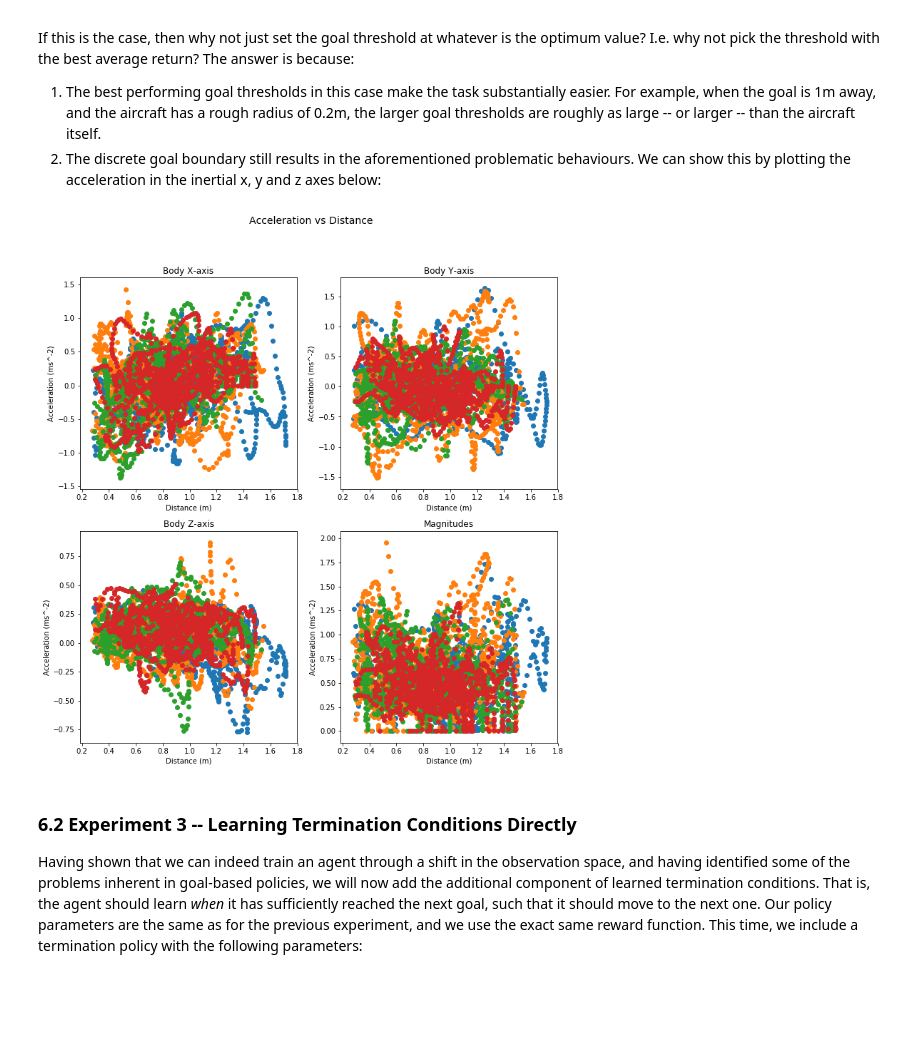
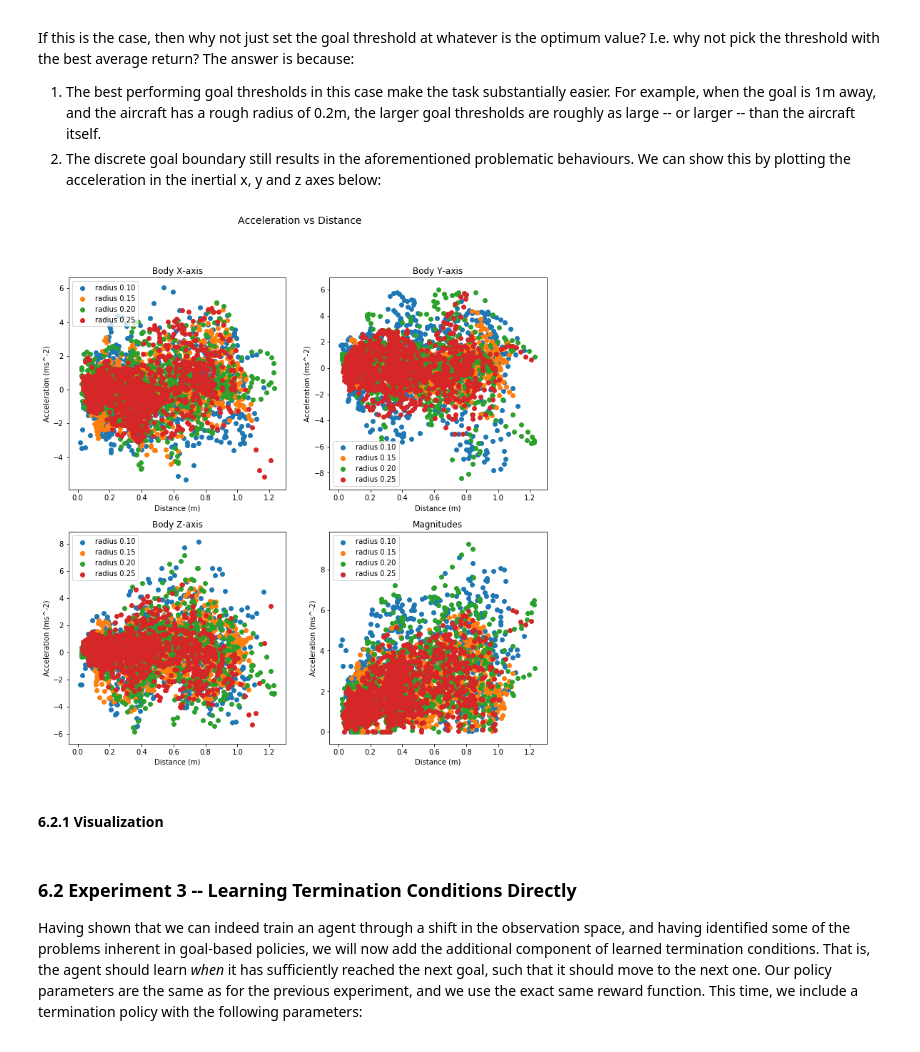
Before and after one commit to seanny1986/quadrotor, a Jupyter notebook: waypoint_navigation.ipynb, the cells around one changed output. Drawn from its saved outputs; the diff is of its cells as text; code cells hidden in the pictures; blank space fills up the shorter version.

```diff
--- a/waypoint_navigation.ipynb
+++ b/waypoint_navigation.ipynb
@@ -633,7 +624,7 @@ critic = torch.nn.Sequential(
                 torch.nn.Linear(hidden_dim, 1))
 agent = trpo_peb.TRPO(pi, beta, critic, params["network_settings"])
 crit_opt = torch.optim.Adam(critic.parameters())
-ep, rew, agent = train_standard(env_one, agent, crit_opt, batch_size=2048, iterations=500, log_interval=10, render=False, fname="main_0.1_rad")
+ep, rew, agent = train_standard(env_one, agent, crit_opt, batch_size=4096, iterations=1500, log_interval=10, render=False, fname="main_0.1_rad")
 agents, episodes, rewards = [], [], []
 agents.append(agent)
 episodes.append(ep)
@@ -645,5 +636,7 @@ Visualizing the performance of the agent:
 # %%
 env_one = gym.make("Trajectory-v0")
+
+params = cfg.trpo
 
 state_dim = env_one.observation_space.shape[0]
 action_dim = env_one.action_space.shape[0]
@@ -710,7 +684,7 @@ for r in radii:
                 torch.nn.Linear(hidden_dim, 1))
     temp_agent = trpo_peb.TRPO(pi, beta, critic, params["network_settings"])
     crit_opt = torch.optim.Adam(critic.parameters())
-    ep, rew, temp_agent = train_standard(env_one, temp_agent, crit_opt, batch_size=2048, iterations=500, log_interval=10, fname=str(r)+"_rad")
+    ep, rew, temp_agent = train_standard(env_one, temp_agent, crit_opt, batch_size=4096, iterations=1500, log_interval=10, fname=str(r)+"_rad")
     episodes.append(ep)
     rewards.append(rew)
     rad.append(r)
@@ -737,37 +711,50 @@ If this is the case, then why not just set the goal threshold at whatever is the
 1. The best performing goal thresholds in this case make the task substantially easier. For example, when the goal is 1m away, and the aircraft has a rough radius of 0.2m, the larger goal thresholds are roughly as large -- or larger -- than the aircraft itself.
 2. The discrete goal boundary still results in the aforementioned problematic behaviours. We can show this by plotting the acceleration in the inertial x, y and z axes below:
 # %%
+labels = ["radius 0.10",
+          "radius 0.15",
+          "radius 0.20",
+          "radius 0.25",
+          "radius 0.30",
+          "learned term"]
+
 fig, ((ax1, ax2), (ax3, ax4)) = plt.subplots(2, 2, figsize=(12,12))
 fig.suptitle("Acceleration vs Distance", fontsize=14)
 
 ax1.set_title("Body X-axis")
 ax1.set_xlabel("Distance (m)")
 ax1.set_ylabel("Acceleration (ms^-2)")
 
 ax2.set_title("Body Y-axis")
 ax2.set_xlabel("Distance (m)")
 ax2.set_ylabel("Acceleration (ms^-2)")
 
 ax3.set_title("Body Z-axis")
 ax3.set_xlabel("Distance (m)")
 ax3.set_ylabel("Acceleration (ms^-2)")
 
 ax4.set_title("Magnitudes")
 ax4.set_xlabel("Distance (m)")
 ax4.set_ylabel("Acceleration (ms^-2)")
 
 for agent in agents:
     trajectory = rollout(env_one, agent, batch_size=1024)
     states = torch.stack(trajectory["states"])
     masks = torch.stack(trajectory["masks"])
     derivatives = torch.stack([(states[i]-states[i-1])*(masks[i-1,0]/0.05) for i in range(1, states.size(0))])
     goal_dist = torch.sqrt(torch.sum(states[0:-1, 0:3]**2, dim=1)).unsqueeze(dim=1)
     ax1.scatter(goal_dist.cpu().numpy(), derivatives[:,9+0].cpu().numpy())
     ax2.scatter(goal_dist.cpu().numpy(), derivatives[:,9+1].cpu().numpy())
     ax3.scatter(goal_dist.cpu().numpy(), derivatives[:,9+2].cpu().numpy())
     normed = (derivatives[:,9+0].cpu().numpy()**2+derivatives[:,9+1].cpu().numpy()**2+derivatives[:,9+2].cpu().numpy()**2)**0.5
     ax4.scatter(goal_dist, normed)
 
+ax1.legend(labels)
+ax2.legend(labels)
+ax3.legend(labels)
+ax4.legend(labels)
 plt.show()
 # %% [output]
-[figure, old version]
+[figure, new version]
+# %% [markdown]
+#### 6.2.1 Visualization
```
Also changed, not shown: parts of 43 cells of this notebook, 21 other files.
